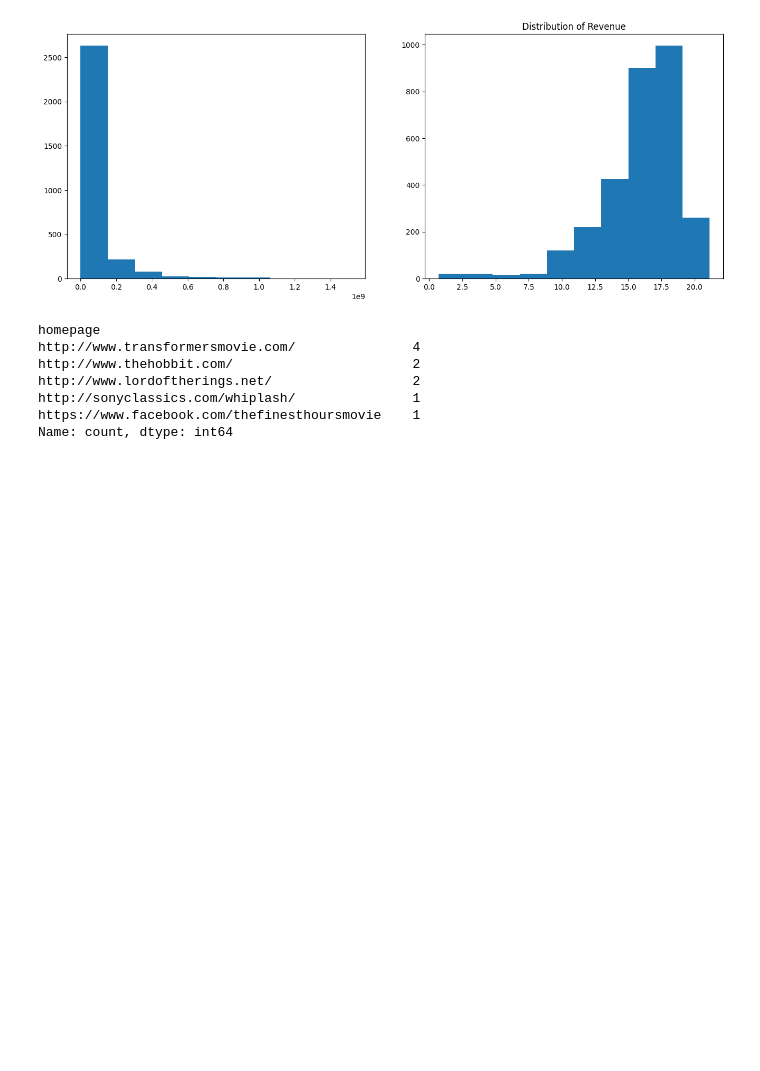
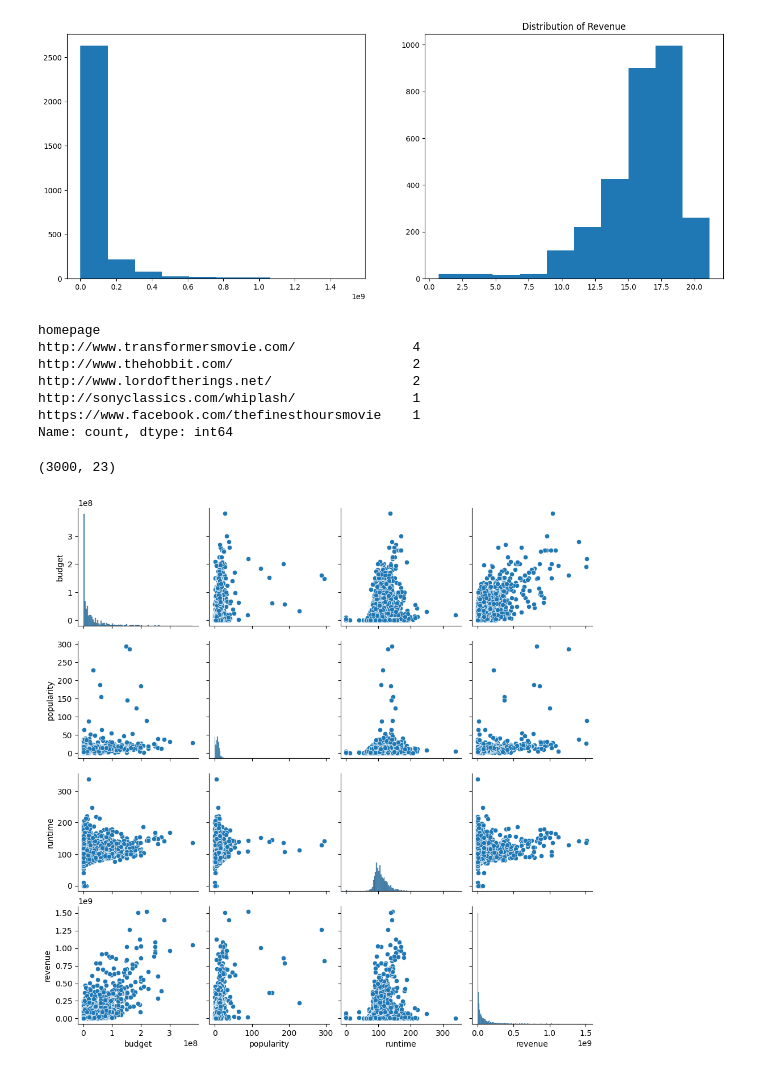
Before and after one commit to anmolsmann/Kaggle, a Jupyter notebook: pmdb.ipynb, the cells around one changed output. Drawn from its saved outputs; the diff is of its cells as text; code cells hidden in the pictures; blank space fills up the shorter version.

```diff
--- a/pmdb.ipynb
+++ b/pmdb.ipynb
@@ -36,3 +41,12 @@ http://www.lordoftherings.net/                  2
 http://sonyclassics.com/whiplash/               1
 https://www.facebook.com/thefinesthoursmovie    1
 Name: count, dtype: int64
+# %%
+train.shape
+# %% [output]
+(3000, 23)
+# %%
+sns.pairplot(train[['budget', 'popularity', 'runtime', 'revenue']])
+plt.show()
+# %% [output]
+[figure, added]
```
Also changed, not shown: parts of 14 cells of this notebook, 6 other files.
